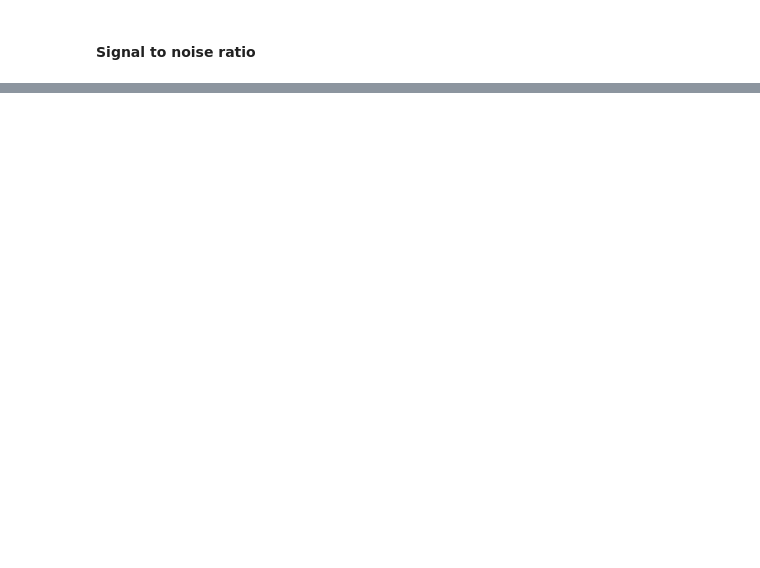
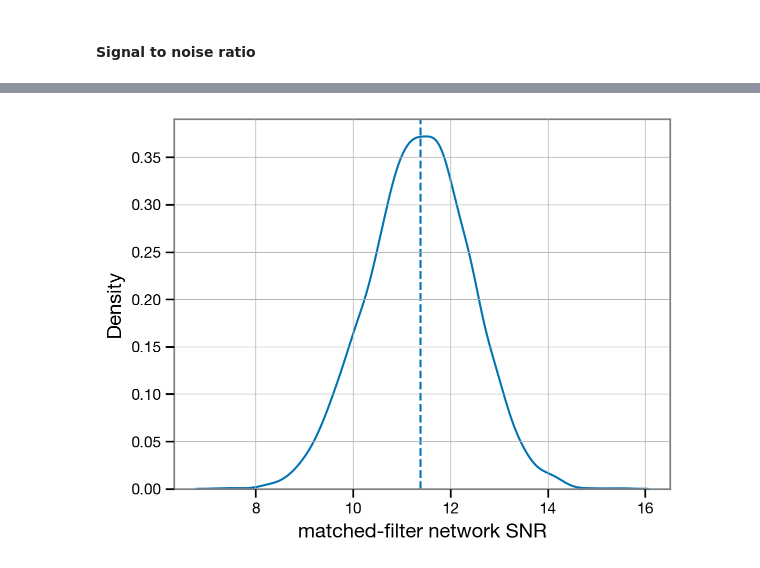
Before and after one commit to maxisi/ringdown, a Jupyter notebook: docs/examples/GW190521.ipynb, the cells around one changed output, grey strips where cells are left out. Cells and saved outputs as stored; diff of their text form; code cells hidden in the pictures; blank space fills up the shorter version.

```diff
--- a/docs/examples/GW190521.ipynb
+++ b/docs/examples/GW190521.ipynb
@@ -313,0 +282,7 @@ Error:
+# %%
+snrs = fit.result.compute_posterior_snrs(optimal=True)
+sns.kdeplot(snrs);
+plt.axvline(np.median(snrs), ls='--')
+plt.xlabel('matched-filter network SNR');
+# %% [output]
+[figure, added]
```
Also changed, not shown: parts of 86 cells of this notebook.
